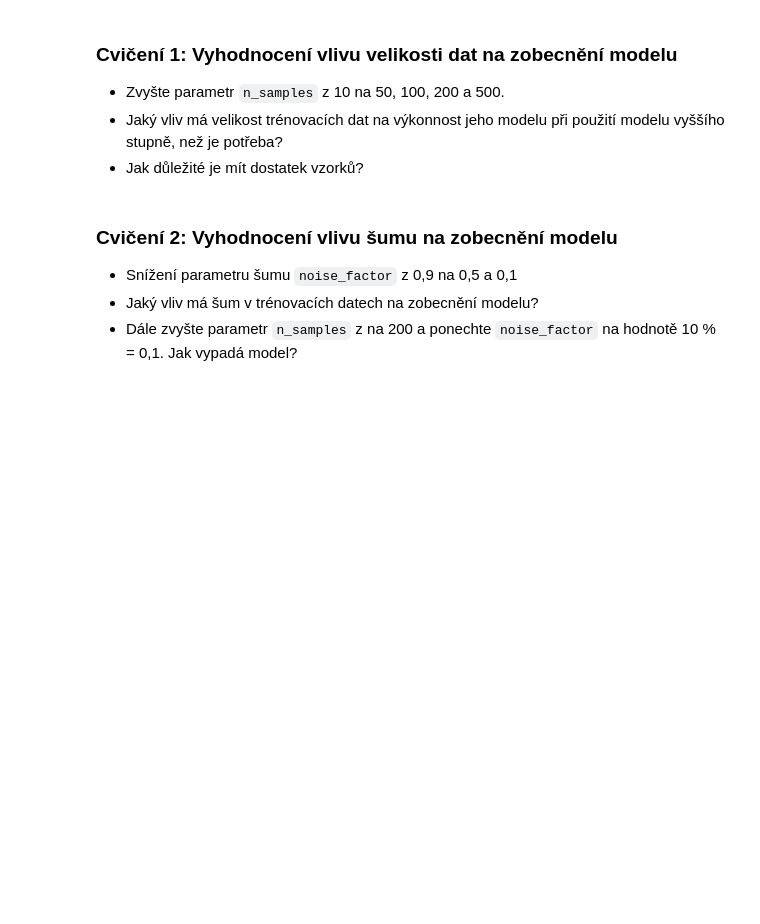
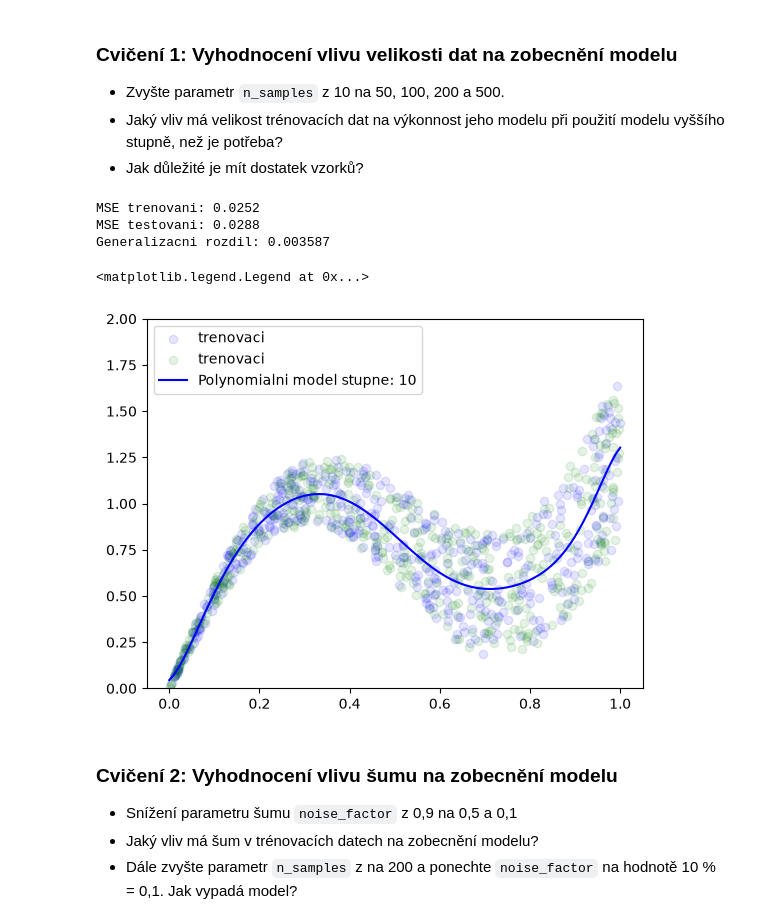
Before and after one commit to lbrodsky/yusu_reseni, a Jupyter notebook: generalizace_poly_modelu_1.ipynb, the cells around one changed output. Cells and saved outputs as stored; diff of their text form; code cells hidden in the pictures; blank space fills up the shorter version.

```diff
--- a/generalizace_poly_modelu_1.ipynb
+++ b/generalizace_poly_modelu_1.ipynb
@@ -79,9 +156,37 @@ pass
 
 def train_evaluate_poly(X_train, y_train, X_test, y_test, deg):
     """Trénování a testování polynomického modelu"""
-    pass
+    # priprava dat
+    poly_feat = PolynomialFeatures(degree = deg)
+    X_train_poly = poly_feat.fit_transform(X_train)
+
+    # fit
+    model = LinearRegression()
+    model.fit(X_train_poly, y_train.reshape(-1, 1))
+
+    # MSE_train, print
+    y_train_poly_pred = model.predict(X_train_poly)
+    MSE_train = mean_squared_error(y_train, y_train_poly_pred)
+    print(f'MSE trenovani: {round(MSE_train, 4)}')
+
+    # MSE test, print
+    X_test_poly = poly_feat.fit_transform(X_test)
+    y_test_poly_pred = model.predict(X_test_poly)
+    MSE_test = mean_squared_error(y_test, y_test_poly_pred)
+    print(f'MSE testovani: {round(MSE_test, 4)}')
+
+    # Generalizacni rozdil
+    MSE_gen = MSE_test - MSE_train
+    print(f'Generalizacni rozdil: {round(MSE_gen, 6)}')
+
+    return model
 # %%
 noise_factor = 0.9
 deg = 10
 n_samples = 500
-pass
+X_train, y_train, X_test, y_test = train_test_data(n_samples, noise_factor)
+model = train_evaluate_poly(X_train, y_train, X_test, y_test, deg)
+# %% [output]
+MSE trenovani: 0.0252
+MSE testovani: 0.0288
+Generalizacni rozdil: 0.003587
@@ -91,3 +193,20 @@ pass
+# %%
+# Vykreslete model
+# Priprava pro vzkresleni modelu
+X_model = np.linspace(0.0, 1.0, 100)
+X_model_poly = poly_feat.fit_transform(X_model.reshape(-1, 1))
+# X_model_poly.shape
+y_model_poly = model.predict(X_model_poly)
+# Plot
+plt.scatter(X_train, y_train, label='trenovaci', color='blue', alpha = 0.1)
+plt.scatter(X_test, y_test, label='trenovaci', color='green', alpha = 0.1)
+# plt.plot(X_fun, y_fun, label='Zdrojova funkce', color='black')
+plt.plot(X_model, y_model_poly, label=f'Polynomialni model stupne: {stupen}', color='blue')
+plt.ylim(0, 2.0)
+plt.legend()
+# %% [output]
+<matplotlib.legend.Legend at 0x...>
+[figure, added]
 # %% [markdown]
 ### **Cvičení 2:** Vyhodnocení vlivu šumu na zobecnění modelu
 * Snížení parametru šumu `noise_factor` z 0,9 na 0,5 a 0,1
```
Also changed, not shown: parts of 25 cells of this notebook.
